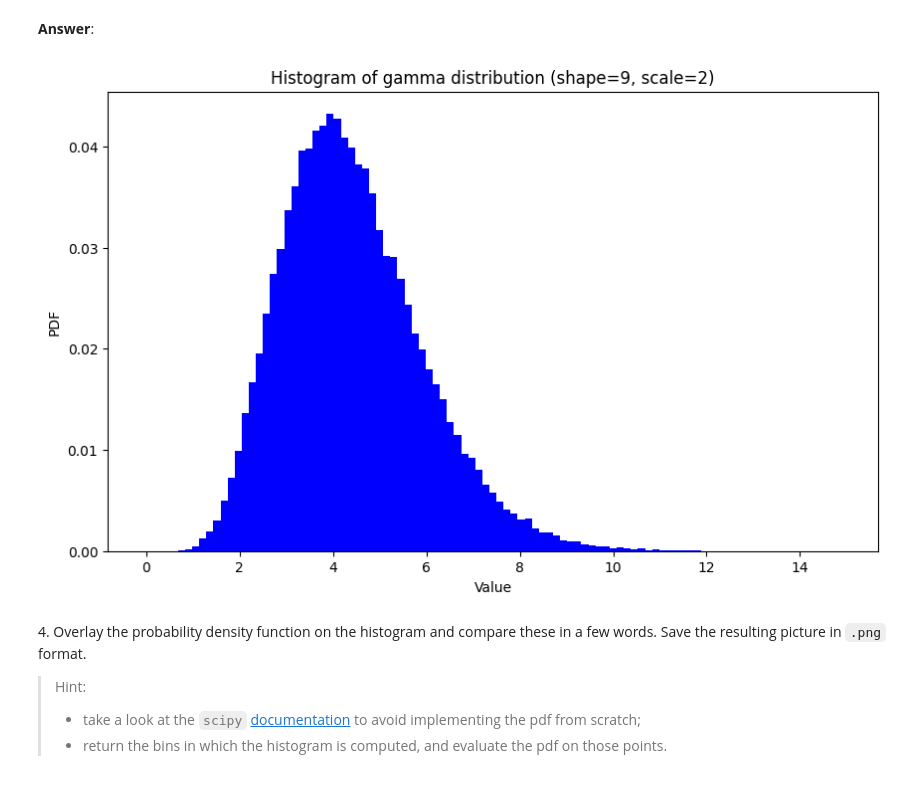
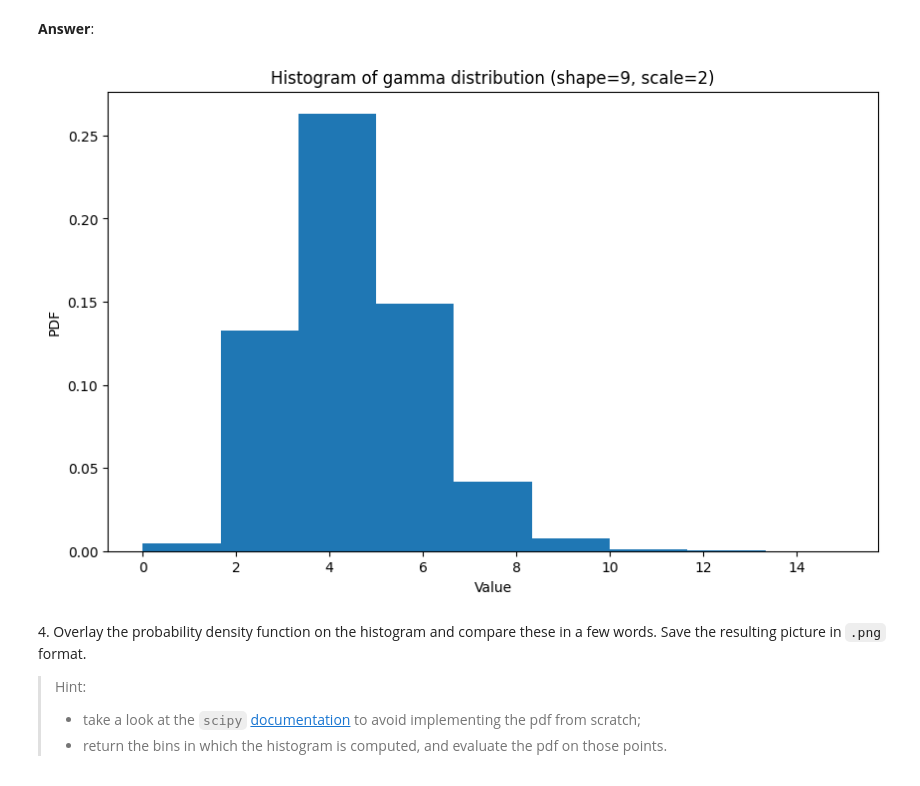
Before and after one commit to matthieuPaolo/python_sdia, a Jupyter notebook: Labs/Lab2/lab2.ipynb, the cells around one changed output. Saved outputs shown, nothing was run; the diff lists cells and outputs as text; code cells hidden in the pictures.

```diff
--- a/Labs/Lab2/lab2.ipynb
+++ b/Labs/Lab2/lab2.ipynb
@@ -96,25 +99,23 @@ print(samples)
 # %%
 # your code
 import matplotlib.pyplot as plt
 
 # Choose a well-chosen set of bins
-bins = np.linspace(0, 15, 100)
+binsnb=10
+bins = np.linspace(0, 15, binsnb)
 
-# Estimate the histogram
-hist, edges = np.histogram(samples, bins=bins)
 
-# Calculate the probability density function (pdf)
-pdf = hist / np.sum(hist)
 
 # Plot the histogram
 plt.figure(figsize=(10, 6))
-plt.bar(edges[:-1], pdf, width=edges[1] - edges[0], color="blue")
+plt.hist(samples, bins, density=True, label='Histogram')
 plt.xlabel("Value")
 plt.ylabel("PDF")
 plt.title("Histogram of gamma distribution (shape=9, scale=2)")
+
 plt.show()
 # %% [output]
-[figure, old version]
+[figure, new version]
 # %% [markdown]
 4\. Overlay the probability density function on the histogram and compare these in a few words. Save the resulting picture in `.png` format.
 > Hint:
```
Also changed, not shown: parts of 5 cells of this notebook.
